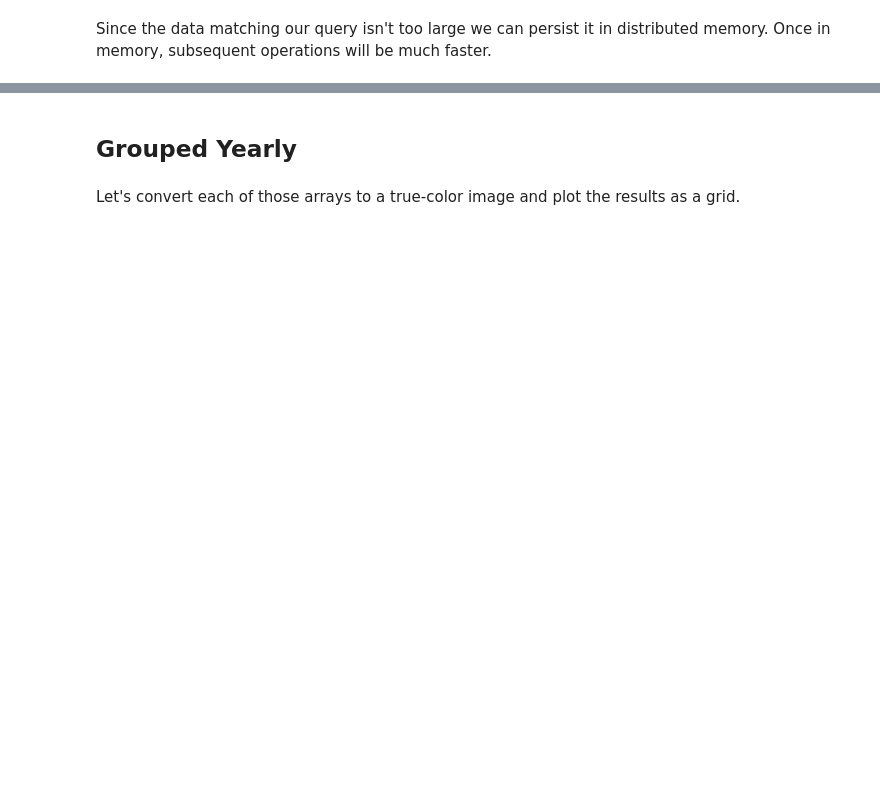
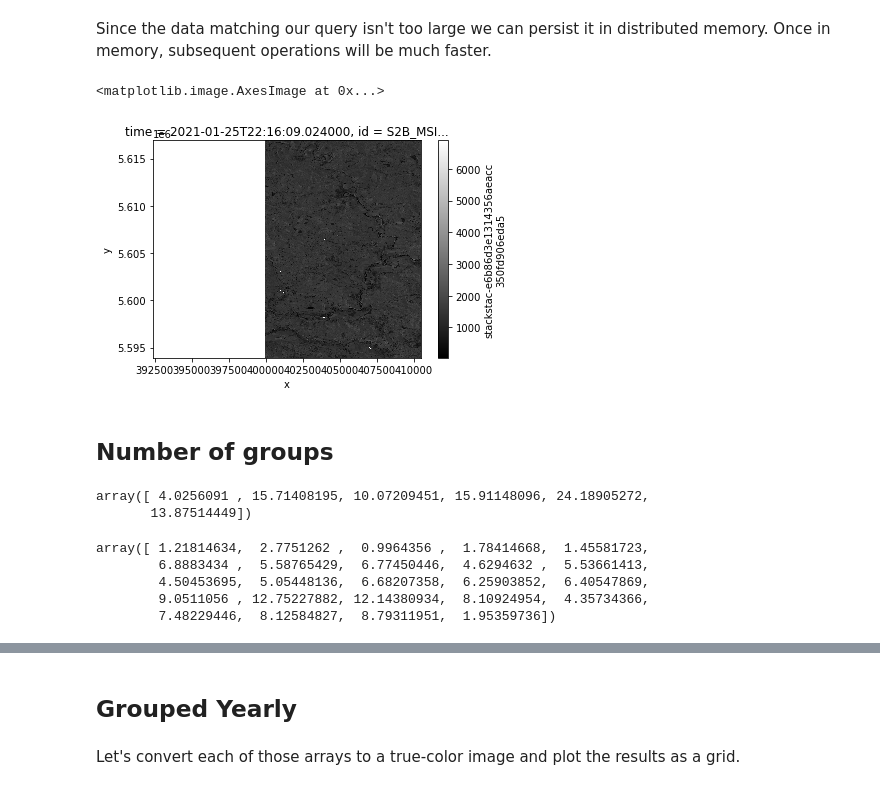
Before and after one commit to forrestfwilliams/planetary_computer, a Jupyter notebook: yearly_sentinel2_mosaic.ipynb, the cells around one changed output, grey strips where cells are left out. Drawn from its saved outputs; the diff is of its cells as text; code cells hidden in the pictures; blank space fills up the shorter version.

```diff
--- a/yearly_sentinel2_mosaic.ipynb
+++ b/yearly_sentinel2_mosaic.ipynb
@@ -131,4 +133,4 @@ resolution :
 # %% [markdown]
 Since the data matching our query isn't too large we can persist it in distributed memory. Once in memory, subsequent operations will be much faster.
 # %%
-# data = data.persist()
+data = data.persist()
@@ -134,0 +139,24 @@ Since the data matching our query isn't too large we can persist it in distribut
+# %%
+pan.isel(time=156).plot.imshow(cmap='gray')
+# %% [output]
+<matplotlib.image.AxesImage at 0x...>
+[figure, added]
+# %% [markdown]
+## Number of groups
+# %%
+pan.groupby("time.year").count().mean(dim=['x','y']).to_numpy()
+# %% [output]
+array([ 4.0256091 , 15.71408195, 10.07209451, 15.91148096, 24.18905272,
+       13.87514449])
+# %%
+import pandas as pd
+year_season_idx = pd.MultiIndex.from_arrays([pan['time.year'].to_numpy(), pan['time.season'].to_numpy()])
+pan.coords['year_season'] = ('time', year_season_idx)
+
+pan.groupby("year_season").count().mean(dim=['x','y']).to_numpy()
+# %% [output]
+array([ 1.21814634,  2.7751262 ,  0.9964356 ,  1.78414668,  1.45581723,
+        6.8883434 ,  5.58765429,  6.77450446,  4.6294632 ,  5.53661413,
+        4.50453695,  5.05448136,  6.68207358,  6.25903852,  6.40547869,
+        9.0511056 , 12.75227882, 12.14380934,  8.10924954,  4.35734366,
+        7.48229446,  8.12584827,  8.79311951,  1.95359736])
```
Also changed, not shown: parts of 14 cells of this notebook.
